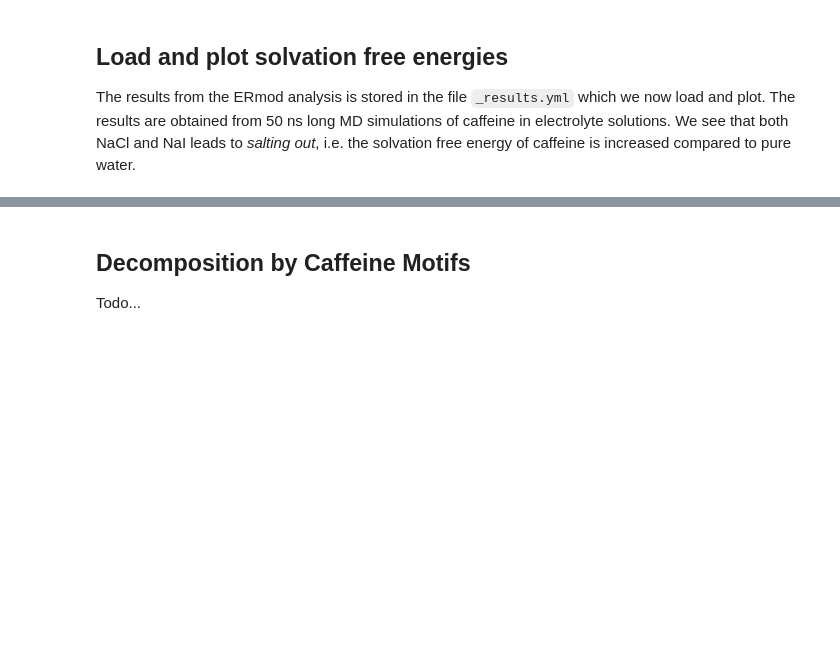
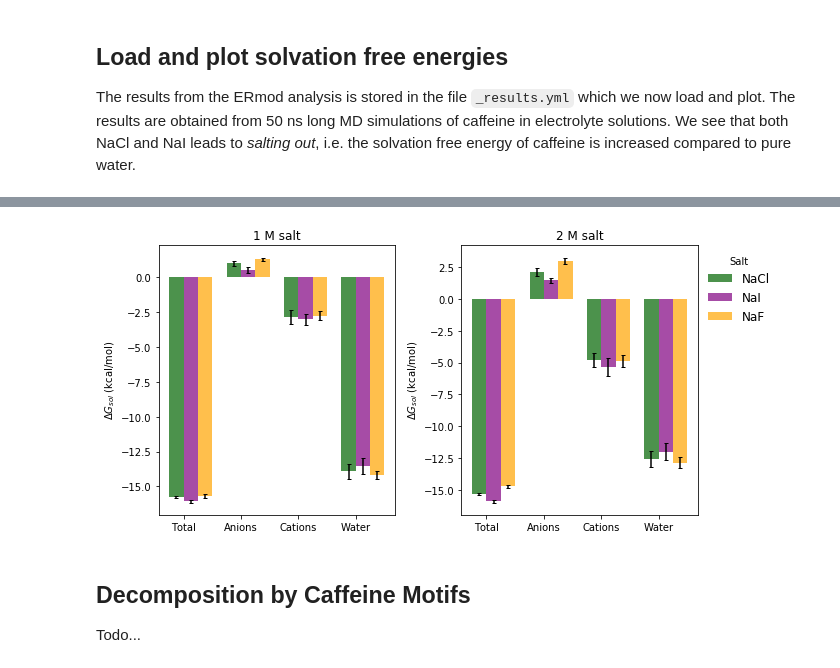
Before and after one commit to SHervoe-Hansen/Caffeine_solubility, a Jupyter notebook: Caffeine_solubility.ipynb, the cells around one changed output, grey strips where cells are left out. Drawn from its saved outputs; the diff is of its cells as text; code cells hidden in the pictures; blank space fills up the shorter version.

Commit message:
Updated results and plots in notebook!

```diff
--- a/Caffeine_solubility.ipynb
+++ b/Caffeine_solubility.ipynb
@@ -324,15 +324,15 @@ python openMM_{state}.py"""
 for concentration in salt_concentrations:
     for state in states:
         conc = '{0:.2f}'.format(concentration)
-        %cd -q $homedir/Simulations/KCl/$conc
+        %cd -q $homedir/Simulations/KI/$conc
 
         for run in range(Nruns):
             if run == 0:
                 traj = md.load_xtc('0/trajectory_{state}.xtc'.format(state=state),
-                                   top='0/Caffeine_KCl_{state}_0.pdb'.format(state=state))
+                                   top='0/Caffeine_KI_{state}_0.pdb'.format(state=state))
                 continue
             traj_app = md.load_xtc('{run}/trajectory_{state}.xtc'.format(run=run, state=state),
-                                   top='{run}/Caffeine_KCl_{state}_{run}.pdb'.format(state=state, run=run))
+                                   top='{run}/Caffeine_KI_{state}_{run}.pdb'.format(state=state, run=run))
             traj = md.join([traj, traj_app], check_topology=True, discard_overlapping_frames=False)
 
         traj.save_xtc('trajectory_{state}_full.xtc'.format(state=state), force_overwrite=False)
@@ -574,27 +579,40 @@ plt.show()
 # %%
 %cd -q $homedir
 
 with open('Simulations/_results.yml') as f: # open structured result file (YAML)
     r = yaml.load(f, Loader=yaml.Loader)
-    fig, ax = plt.subplots()
-    fig.set_size_inches(6,6)
-    width=0.3
-    offset=0
-    index = np.arange(4)
 
-    for d in r['salts']: # loop over all salt types
-        mu = unumpy.uarray(d['decomposition'][0]['mu'], d['decomposition'][0]['error'])
-        ax.bar( index+offset, unumpy.nominal_values(mu),
-                color=d['color'], label=d['label'], width=width,
-                alpha=0.7, yerr=unumpy.std_devs(error), capsize=2)
-        offset = offset + width
-ax.set_xticks(index + width / 2)
-ax.set_xticklabels(('Total', 'Water', 'Cations', 'Anions'))
-ax.set_ylabel('$\Delta G_{sol}$ (kcal/mol)')
-#ax.set_title('Free energy decomposition (2 M)')
-ax.legend(loc=0, frameon=False, fontsize='large')
-#plt.savefig('images/solvent-decomposition.pdf', bbox_inches='tight')
-plt.show()
+fig, (ax1, ax2) = plt.subplots(1,2, sharex=True)
+fig.set_size_inches(10,4.5)
+fig.tight_layout()
+width=0.25
+offset=0
+index = np.arange(4)
+
+for d in r['salts']: # loop over all salt types
+    mu = unumpy.uarray(d['decomposition'][0]['mu'], d['decomposition'][0]['error'])  # ~1 M salt
+    ax1.bar(index+offset, unumpy.nominal_values(mu),
+            color=d['color'], label=d['label'], width=width,
+            alpha=0.7, yerr=unumpy.std_devs(mu), capsize=2)
+    mu = unumpy.uarray(d['decomposition'][1]['mu'], d['decomposition'][1]['error'])  # ~2 M salt
+    ax2.bar(index+offset, unumpy.nominal_values(mu),
+            color=d['color'], label=d['label'], width=width,
+            alpha=0.7, yerr=unumpy.std_devs(mu), capsize=2)
+    offset = offset + width
+
+for ax in [ax1, ax2]:
+    ax.set_xticks(index + width / 2)
+    ax.set_xticklabels(('Total', 'Anions', 'Cations', 'Water'))
+    ax.set_ylabel('$\Delta G_{sol}$ (kcal/mol)')
+
+ax1.set_title('1 M salt')
+ax2.set_title('2 M salt')
+ax2.legend(loc=1, frameon=False, fontsize='large', bbox_to_anchor=(0.85, 0.5, 0.5, 0.5), title='Salt')
+fig.tight_layout()
+fig.savefig('images/solvent-decomposition.pdf', bbox_inches='tight')
+fig.show()
+# %% [output]
+[figure, added]
 # %% [markdown]
 ## Decomposition by Caffeine Motifs
 
```
Also changed, not shown: parts of 2 cells of this notebook, 3 other files.
